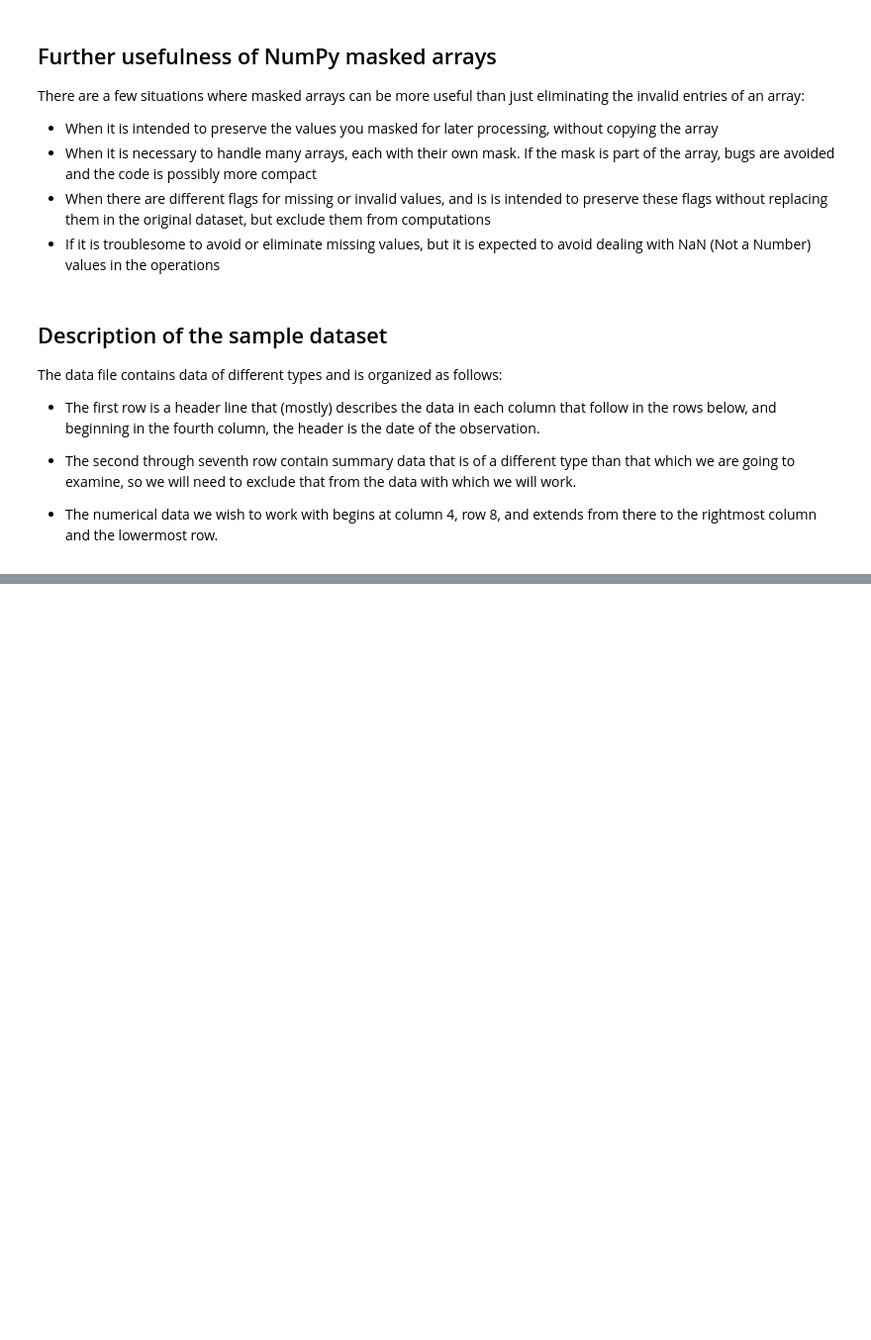
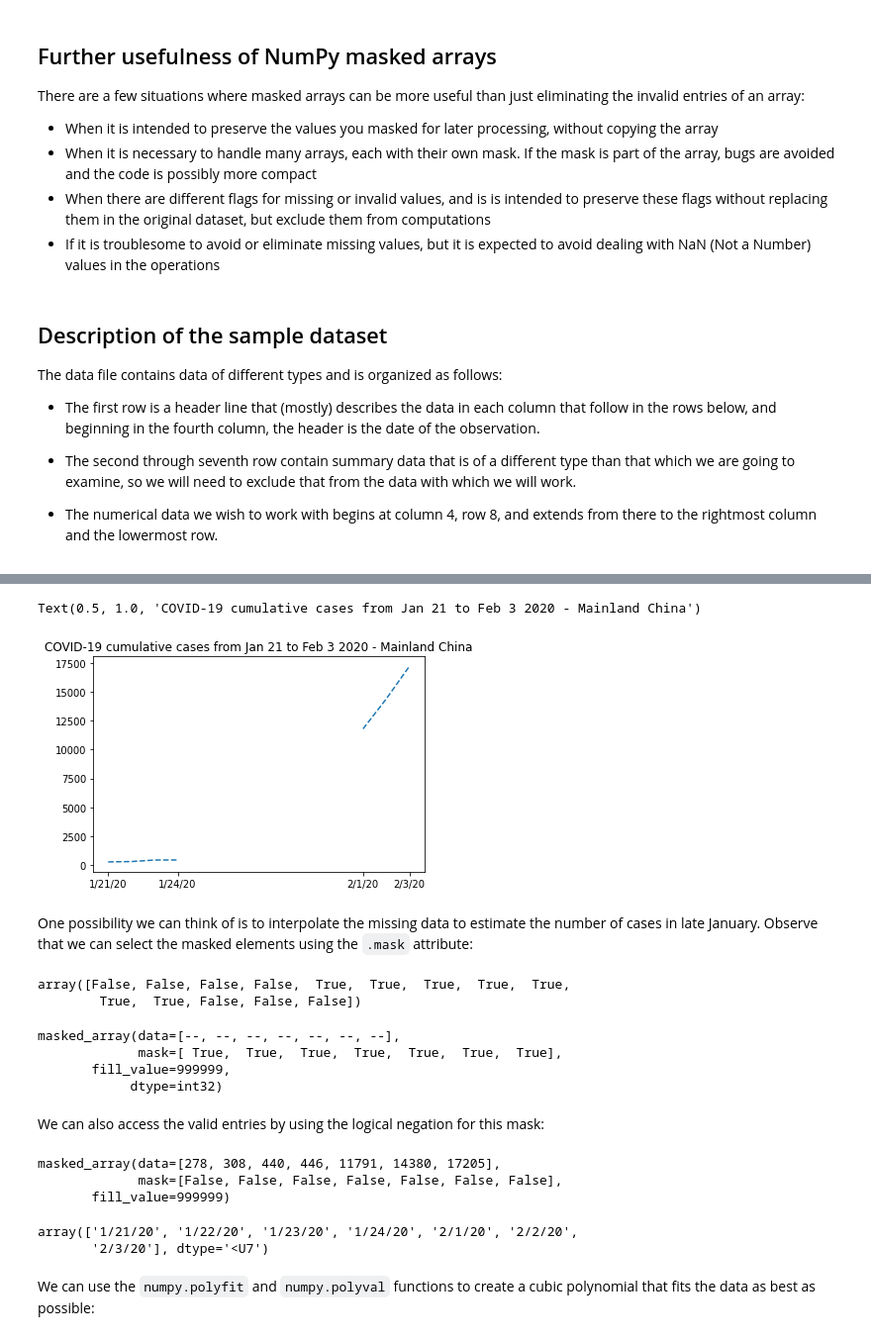
Before and after one commit to rifatrakib/practical-numpy, a Jupyter notebook: masking.ipynb, the cells around one changed output, grey strips where cells are left out. Shown at 99% size. Drawn from its saved outputs; the diff is of its cells as text; code cells hidden in the pictures; blank space fills up the shorter version.

```diff
--- a/masking.ipynb
+++ b/masking.ipynb
@@ -67,0 +156,8 @@ nbcases = np.genfromtxt(
+# %%
+china_mask = (
+    (locations[:, 1] == 'China')
+    & (locations[:, 0] != 'Hong Kong')
+    & (locations[:, 0] != 'Taiwan')
+    & (locations[:, 0] != 'Macau')
+    & (locations[:, 0] != 'Unspecified*')
+)
@@ -67,0 +179,38 @@ nbcases = np.genfromtxt(
+# %%
+plt.plot(dates, china_total.T, '--')
+plt.xticks(selected_dates, dates[selected_dates])
+plt.title('COVID-19 cumulative cases from Jan 21 to Feb 3 2020 - Mainland China')
+# %% [output]
+Text(0.5, 1.0, 'COVID-19 cumulative cases from Jan 21 to Feb 3 2020 - Mainland China')
+[figure, added]
+# %% [markdown]
+One possibility we can think of is to interpolate the missing data to estimate the number of cases in late January. Observe that we can select the masked elements using the `.mask` attribute:
+# %%
+china_total.mask
+# %% [output]
+array([False, False, False, False,  True,  True,  True,  True,  True,
+        True,  True, False, False, False])
+# %%
+invalid = china_total[china_total.mask]
+invalid
+# %% [output]
+masked_array(data=[--, --, --, --, --, --, --],
+             mask=[ True,  True,  True,  True,  True,  True,  True],
+       fill_value=999999,
+            dtype=int32)
+# %% [markdown]
+We can also access the valid entries by using the logical negation for this mask:
+# %%
+valid = china_total[~china_total.mask]
+valid
+# %% [output]
+masked_array(data=[278, 308, 440, 446, 11791, 14380, 17205],
+             mask=[False, False, False, False, False, False, False],
+       fill_value=999999)
+# %%
+dates[~china_total.mask]
+# %% [output]
+array(['1/21/20', '1/22/20', '1/23/20', '1/24/20', '2/1/20', '2/2/20',
+       '2/3/20'], dtype='<U7')
+# %% [markdown]
+We can use the `numpy.polyfit` and `numpy.polyval` functions to create a cubic polynomial that fits the data as best as possible:
```
Also changed, not shown: parts of 21 cells of this notebook.
